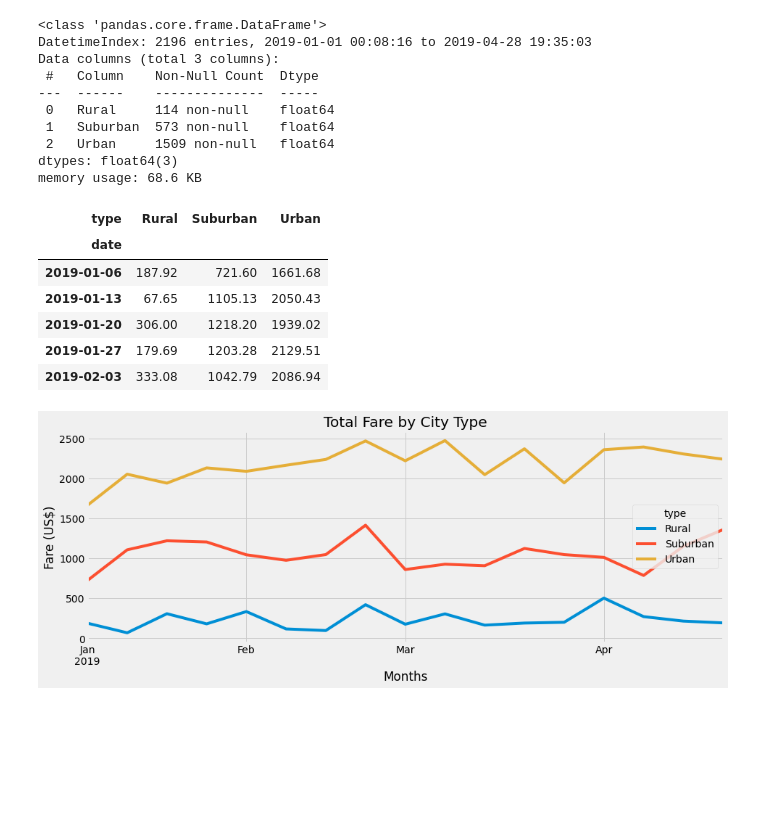
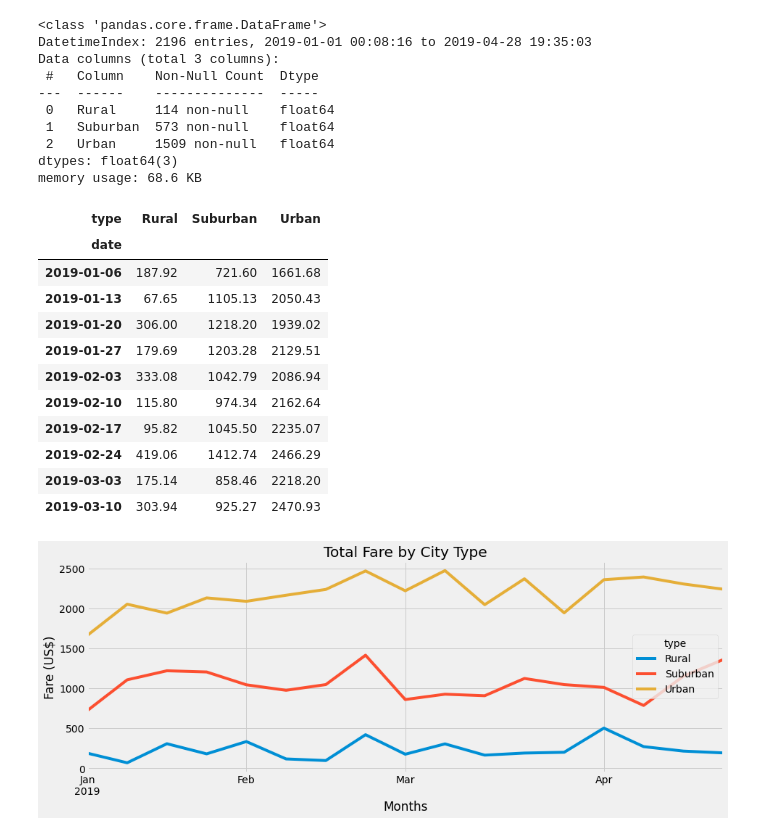
Before and after one commit to giraruba99/PyBer_Analysis, a Jupyter notebook: PyBer_Challenge.ipynb, the cells around one changed output. Drawn from its saved outputs; the diff is of its cells as text; code cells hidden in the pictures; blank space fills up the shorter version.

```diff
--- a/PyBer_Challenge.ipynb
+++ b/PyBer_Challenge.ipynb
@@ -207,3 +212,4 @@ pivot_table.head()
 # %%
 # 5. Create a new DataFrame from the pivot table DataFrame using loc on the given dates, '2019-01-01':'2019-04-29'.
-new_time_frame_df = pivot_table.loc['2019-01-01':'2019-04-29']
+fares_for_given_dates_df = pivot_table.loc['2019-01-01':'2019-04-29']
+fares_for_given_dates_df.head(10)
@@ -227,6 +229,6 @@ new_time_frame_df
 # %%
 # 6. Set the "date" index to datetime datatype. This is necessary to use the resample() method in Step 8.
 # df.index = pd.to_datetime(df.index)
-new_time_frame_df.index = pd.to_datetime(new_time_frame_df.index)
+fares_for_given_dates_df.index = pd.to_datetime(fares_for_given_dates_df.index)
 # %%
 # 7. Check that the datatype for the index is datetime using df.info()
@@ -244,16 +246,21 @@ dtypes: float64(3)
 memory usage: 68.6 KB
 # %%
 # 8. Create a new DataFrame using the "resample()" function by week 'W' and get the sum of the fares for each week.
-weekly_fares_df = new_time_frame_df.resample("W").sum()
-weekly_fares_df.head()
+weekly_fares_df = fares_for_given_dates_df.resample("W").sum()
+weekly_fares_df.head(10)
 # %% [output]
 | type | Rural | Suburban | Urban |
 | date |  |  |  |
 | 2019-01-06 | 187.92 | 721.60 | 1661.68 |
 | 2019-01-13 | 67.65 | 1105.13 | 2050.43 |
 | 2019-01-20 | 306.00 | 1218.20 | 1939.02 |
 | 2019-01-27 | 179.69 | 1203.28 | 2129.51 |
 | 2019-02-03 | 333.08 | 1042.79 | 2086.94 |
+| 2019-02-10 | 115.80 | 974.34 | 2162.64 |
+| 2019-02-17 | 95.82 | 1045.50 | 2235.07 |
+| 2019-02-24 | 419.06 | 1412.74 | 2466.29 |
+| 2019-03-03 | 175.14 | 858.46 | 2218.20 |
+| 2019-03-10 | 303.94 | 925.27 | 2470.93 |
 # %%
 # 8. Using the object-oriented interface method, plot the resample DataFrame using the df.plot() function.
 
```
Also changed, not shown: parts of 5 cells of this notebook, 1 other file.
